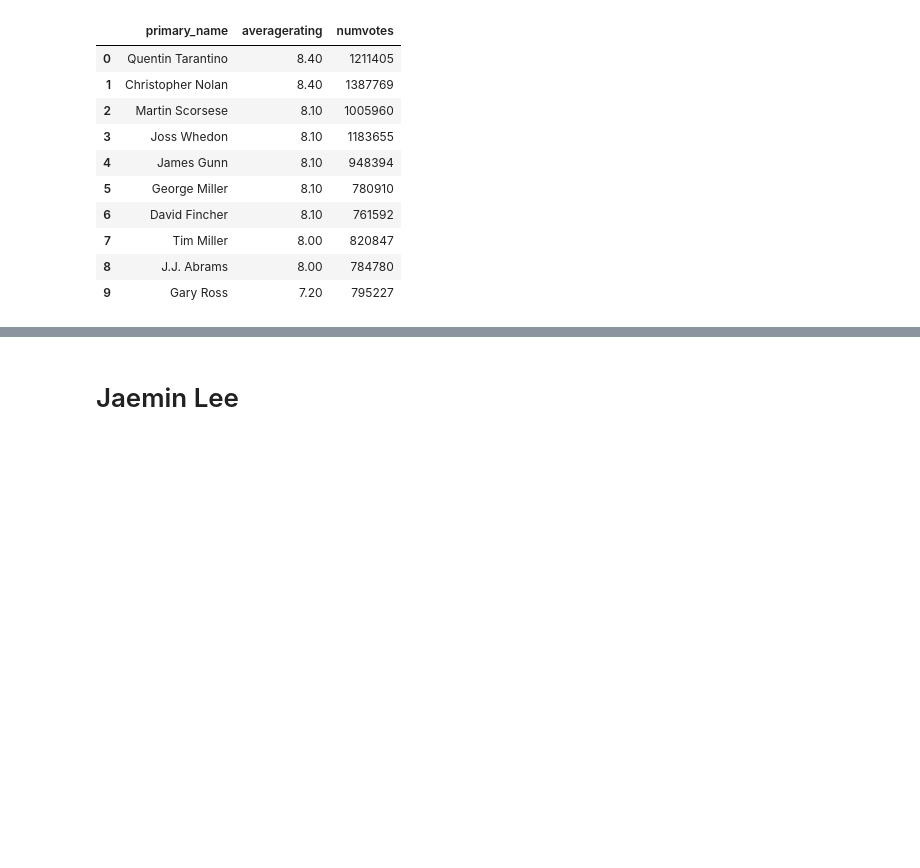
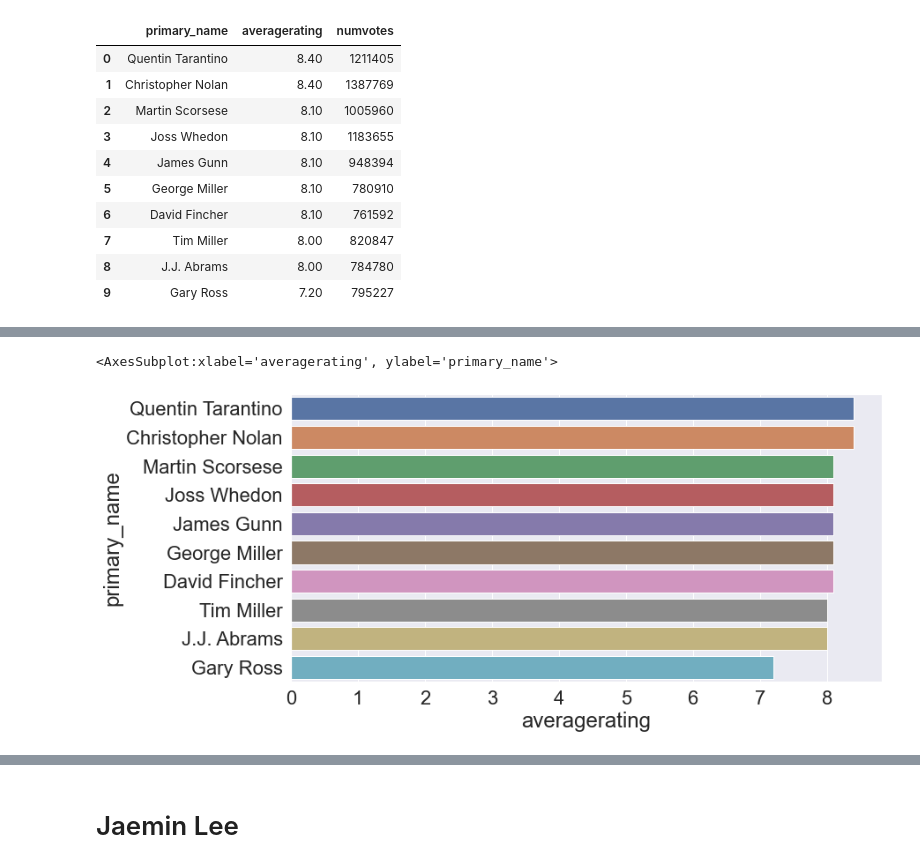
Before and after one commit to jaeminlee95/Semester1_Capstone_Group_3, a Jupyter notebook: student.ipynb, the cells around one changed output, grey strips where cells are left out. Saved outputs shown, nothing was run; the diff lists cells and outputs as text; code cells hidden in the pictures; blank space fills up the shorter version.

Commit message:
added visualization

```diff
--- a/student.ipynb
+++ b/student.ipynb
@@ -151,3 +121,10 @@ directors_df
+# %%
+fig, ax = plt.subplots(figsize=(12,6))
+sns.set(font_scale=2)
+sns.barplot(x='averagerating', y='primary_name', data=directors_df)
+# %% [output]
+<AxesSubplot:xlabel='averagerating', ylabel='primary_name'>
+[figure, added]
 # %%
 directors_df.info()
 # %% [output]
```
Also changed, not shown: parts of 2 cells of this notebook.
